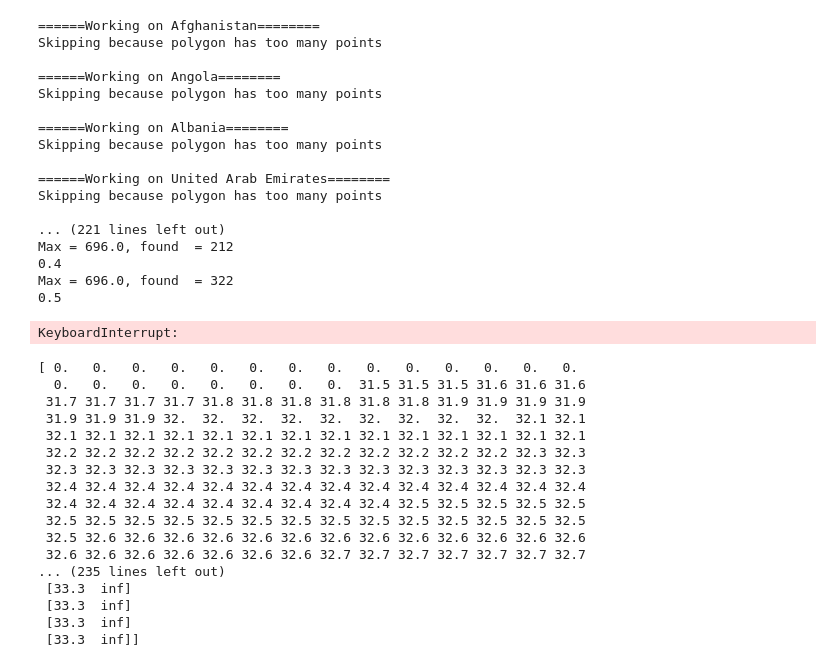
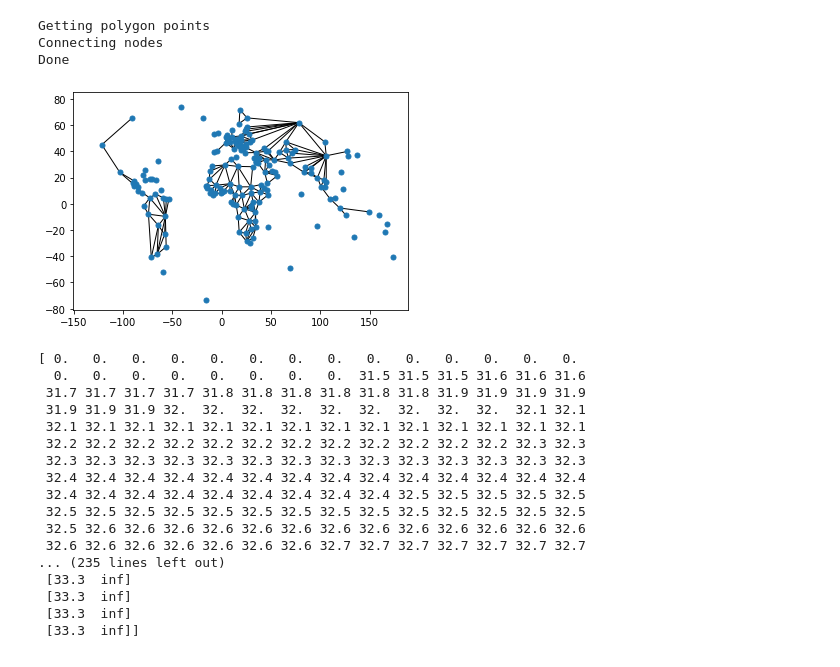
Before and after one commit to WillemSch/Topological-Learning, a Jupyter notebook: src/project/project.ipynb, the cells around one changed output. Cells and saved outputs as stored; diff of their text form; code cells hidden in the pictures.

```diff
--- a/src/project/project.ipynb
+++ b/src/project/project.ipynb
@@ -11,9 +13,11 @@ def load_data():
 
 def process_geometry(data):
     # Itterate over all countries
-    res = []
+    graph = g.Graph(0, dimensions=2)
+    country_dict = {}
+
+    print("Getting polygon points")
     for f in data['features']:
-        print(f"======Working on {f['properties']['name']}========")
         geometry = f['geometry']
         points = geometry['coordinates']
         if geometry['type'] == 'MultiPolygon':
@@ -30,35 +34,26 @@ def process_geometry(data):
             points = np.array(points)
         points = np.squeeze(points)
 
-        if points.shape[0] > 20:
-            print("Skipping because polygon has too many points\n")
-        else:
-            print("Generating distance matrix")
-            distance_matrix = create_distance_matrix(points).numpy()
-            print("Applying Rips")
-            filtered_complex = rips(distance_matrix, dimensions=2, max_radius=.5)
-            print("Done\n")
-            res.append([f['properties']['name'], (filtered_complex[0].tolist(), filtered_complex[1])])
-    return res
+        country_dict[f['id']] = graph.add_node(np.average(points, axis=0)), points
+
+    print("Connecting nodes")
+    connect_countries(country_dict)
+    print("Done")
+    return graph
+
+
+def connect_countries(country_dict):
+    keys = list(country_dict.keys())
+    for i in range(len(keys)):
+        for j in range(i + 1, len(keys)):
+            intersecting_points = [x for x in set(tuple(x) for x in country_dict[keys[i]][1]) & set(tuple(x) for x in country_dict[keys[j]][1])]
+            if len(intersecting_points) > 1:
+                country_dict[keys[i]][0].connect(country_dict[keys[j]][0])
+
 
 data = load_data()
-processed = process_geometry(data)
+graph = process_geometry(data)
 # %% [output]
-======Working on Afghanistan========
-Skipping because polygon has too many points
-
-======Working on Angola========
-Skipping because polygon has too many points
-
-======Working on Albania========
-Skipping because polygon has too many points
-
-======Working on United Arab Emirates========
-Skipping because polygon has too many points
-
-... (221 lines left out)
-Max = 696.0, found  = 212
-0.4
-Max = 696.0, found  = 322
-0.5
+Getting polygon points
+Connecting nodes
+Done
-KeyboardInterrupt:
@@ -71,3 +60,28 @@ save_data(processed, "processed.geo.json")
+# %%
+def display_graph(g):
+    nx_graph = to_nx_graph(g)
+
+    fig, ax = plt.subplots()
+    nx.draw(nx_graph, nx.get_node_attributes(nx_graph,'pos'), node_size=25)
+    limits=plt.axis('on')
+    ax.tick_params(left=True, bottom=True, labelleft=True, labelbottom=True)
+    plt.show()
+    plt.close(fig)
+
+def to_nx_graph(graph):
+    export = nx.Graph()
+    added_nodes = []
+    for node in graph.nodes.flatten():
+        export.add_node(node, pos=node.coordinates)
+        added_nodes.append(node)
+    for edge in graph.get_edges():
+        export.add_edge(added_nodes[edge[0]], added_nodes[edge[1]])
+    return export
+
+
+display_graph(graph)
+# %% [output]
+[figure, added]
 # %%
 def create_plots(data):
     for x in data:
```
Also changed, not shown: parts of 2 cells of this notebook, 7 other files.
